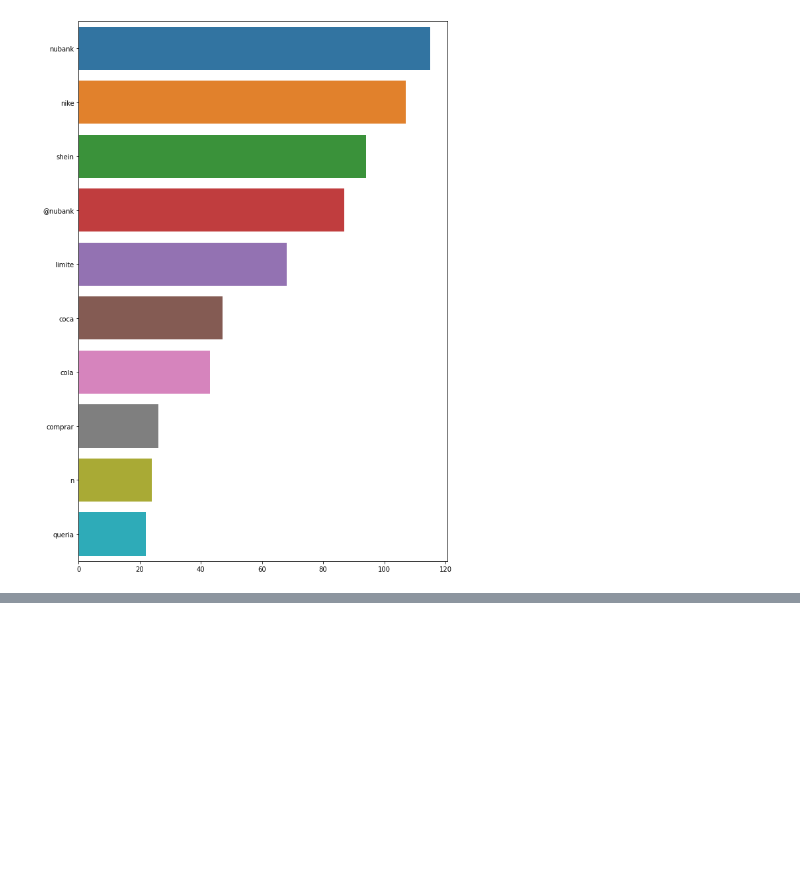
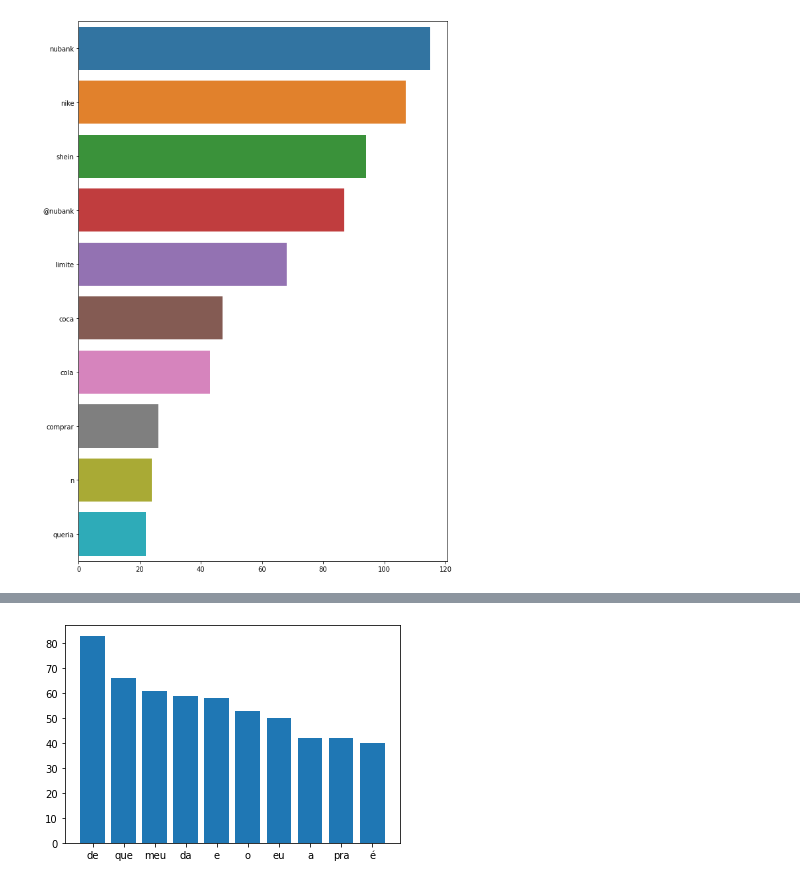
Before and after one commit to empatwi/exploratory-analysis, a Jupyter notebook: exploratory-analysis.ipynb, the cells around one changed output, grey strips where cells are left out. Cells and saved outputs as stored; diff of their text form; code cells hidden in the pictures; blank space fills up the shorter version.

```diff
--- a/exploratory-analysis.ipynb
+++ b/exploratory-analysis.ipynb
@@ -435,0 +481,4 @@ plot_top_non_stopwords_barchart(df_avg_sentiment['tweet_content'])
+# %%
+plot_top_stopwords_barchart(df_positive['tweet_content'])
+# %% [output]
+[figure, added]
```
Also changed, not shown: parts of 32 cells of this notebook, 7 other files.
